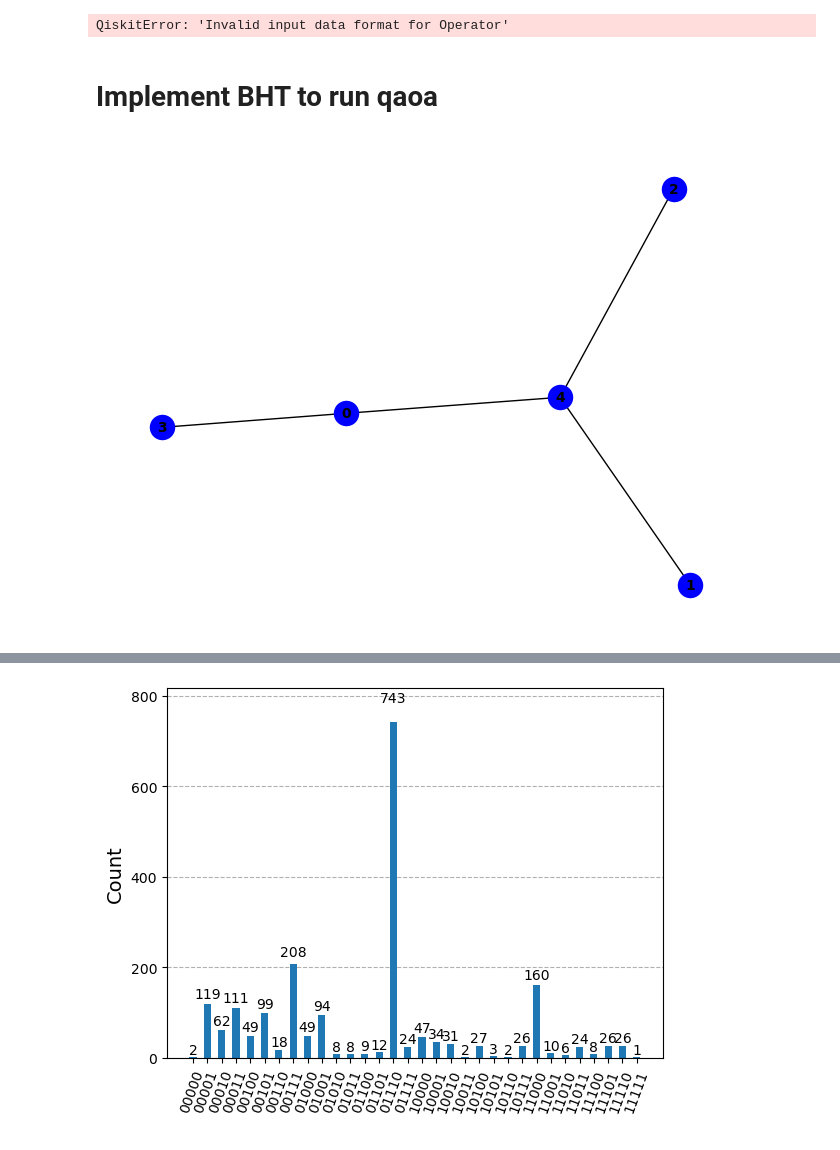
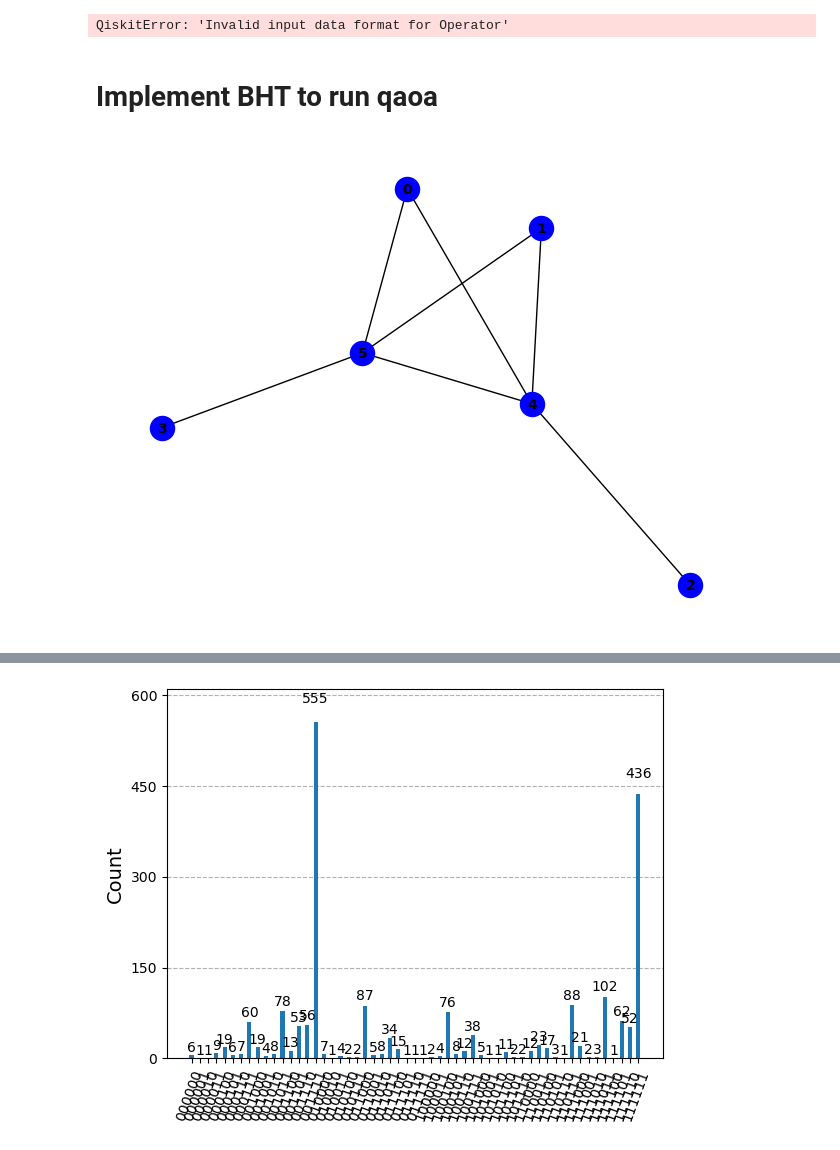
Before and after one commit to mxttbrunet/ESOP-QAOA-REPOSITORY, a Jupyter notebook: ESOP_Alt.ipynb, the cells around one changed output, grey strips where cells are left out. Saved outputs shown, nothing was run; the diff lists cells and outputs as text; code cells hidden in the pictures.

```diff
--- a/ESOP_Alt.ipynb
+++ b/ESOP_Alt.ipynb
@@ -283,8 +283,8 @@ q_2: ────────────■─────────■──
 «q_6: ┤ X ├─────
 «     └───┘
 QiskitError: 'Invalid input data format for Operator'
-# %% [markdown]
-# Implement BHT to run qaoa
+# %% [markdown]
+# Implement BHT to run qaoa
 # %%
 from oracle import GraphGenerator, BooleanInstance
 import sympy as sp
@@ -476,7 +476,9 @@ def ESOPtoQAOA(params,pval,graph,esop): #uses BHT method for converting ESOP to
                 abin.append(str(endingDict[entry]) + str(entry))
         index+=1
 
-    #print(cleanUpBins)
+
+    cleanUpBins[0].append(Hc)
+    print(cleanUpBins)
     return cleanUpBins
 
 
@@ -516,7 +518,8 @@ def runCircuit(qcirc):
 def MISobj(strSol, graph):
     strSol = strSol[::-1]
     obj = 0
-    obj += -int(strSol[0]) - int(strSol[1]) - int(strSol[2]) - int(strSol[3]) - int(strSol[4])
+    for char in strSol:
+        obj-=int(char)
     q = 0
     for edge in graph.edges():
         if(int(strSol[edge[0]]) and int(strSol[edge[1]])):
@@ -547,18 +550,18 @@ def get_expect(graph, pList, pvalue, ESOP):
 
 
 
-numNodes = 5
+numNodes = 6
 generator = GraphGenerator()
 graphingArray = generator.createKgraphs(numNodes)
 
-graphNum = 1  #arbitrary graph chosen
+graphNum = 9  #arbitrary graph chosen
 testGraph =graphingArray[graphNum]
 generator.chooseGraph(graphNum)
 generator.printGraph()
 testInst = BooleanInstance("MIS", testGraph)
 testESOP = testInst.getProbESOP()
 
-p = 15
+p = 3
 pars = np.random.rand(2*p)
 expectation = get_expect(testGraph, pars, p,testESOP)
 res = minimize(expectation, pars, method = 'COBYLA')
@@ -567,7 +570,10 @@ finalCirc = createQAOACirc(res.x,p, testGraph, testESOP)
 #print(finalCirc)
 backendFinal = Aer.AerSimulator()
 countsFinal = backendFinal.run(finalCirc,shots = 2048).result().get_counts()
+print(countsFinal)
+plot_histogram(countsFinal)
 
-plot_histogram(countsFinal)
+
+#approx ratio is <gamma,beta| COST HAMILT | gamma,beta >  OVER MAX VAL IN C
 # %% [output]
-[figure, old version]
+[figure, new version]
@@ -575 +597 @@ plot_histogram(countsFinal)
-[figure, old version]
+[figure, new version]
```
Also changed, not shown: parts of 1 cell of this notebook, 1 other file.
